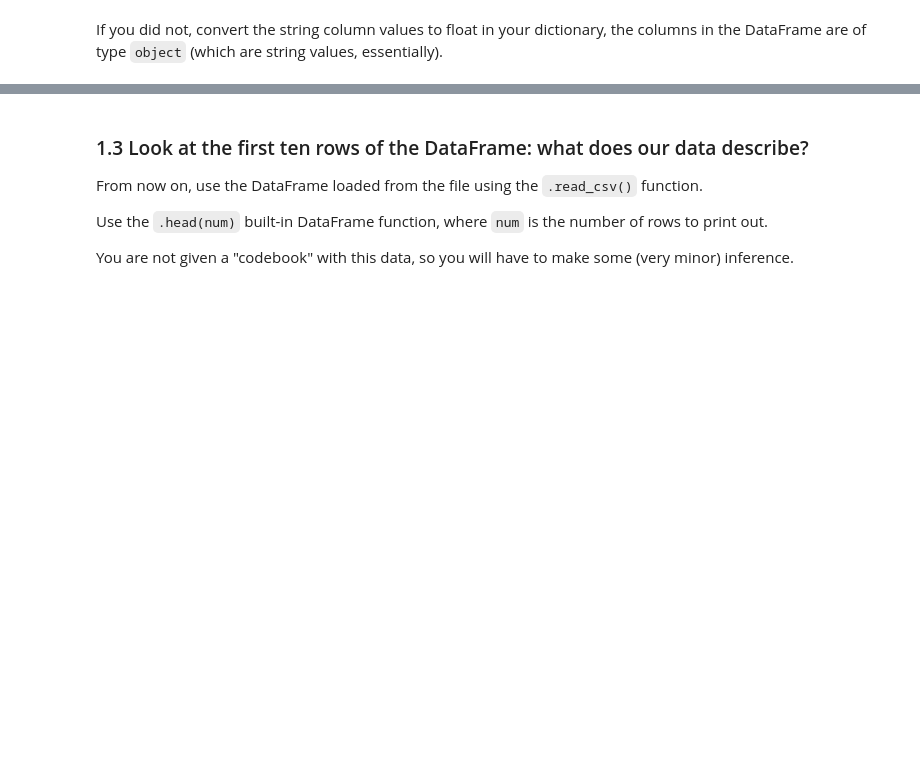
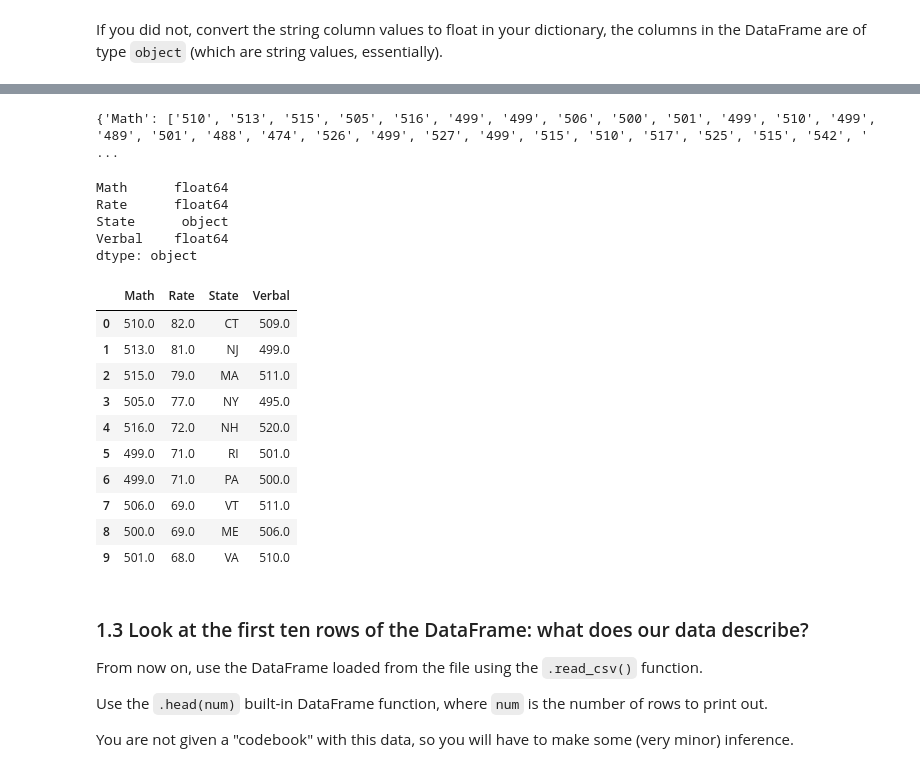
Before and after one commit to godsylla/Civic-Data-Analysis, a Jupyter notebook: project-02-v2-starter-code.ipynb, the cells around one changed output, grey strips where cells are left out. Drawn from its saved outputs; the diff is of its cells as text; code cells hidden in the pictures; blank space fills up the shorter version.

```diff
--- a/project-02-v2-starter-code.ipynb
+++ b/project-02-v2-starter-code.ipynb
@@ -266,3 +195,38 @@ memory usage: 3.8+ KB
+# %%
+print(scores_dict)
+# %% [output]
+{'Math': ['510', '513', '515', '505', '516', '499', '499', '506', '500', '501', '499', '510', '499', '489', '501', '488', '474', '526', '499', '527', '499', '515', '510', '517', '525', '515', '542', ' ...
+# %%
+scores_dict['Rate']=[float(entry) for entry in scores_dict['Rate'] if entry.isdigit()]
+# %%
+scores_dict['Verbal']=[float(entry) for entry in scores_dict['Verbal'] if entry.isdigit()]
+# %%
+scores_dict['Math']=[float(entry) for entry in scores_dict['Math'] if entry.isdigit()]
+# %%
+#pass the edited scores dictionary into a pandas DataFrame and check datatypes
+scores_dict_df = pd.DataFrame(scores_dict)
+scores_dict_df.dtypes
+# %% [output]
+Math      float64
+Rate      float64
+State      object
+Verbal    float64
+dtype: object
+# %%
+scores_dict_df.head(10)
+# columns won't print in the same order as if we were to directly pass it to a pandas DataFrame first
+# %% [output]
+|  | Math | Rate | State | Verbal |
+| 0 | 510.0 | 82.0 | CT | 509.0 |
+| 1 | 513.0 | 81.0 | NJ | 499.0 |
+| 2 | 515.0 | 79.0 | MA | 511.0 |
+| 3 | 505.0 | 77.0 | NY | 495.0 |
+| 4 | 516.0 | 72.0 | NH | 520.0 |
+| 5 | 499.0 | 71.0 | RI | 501.0 |
+| 6 | 499.0 | 71.0 | PA | 500.0 |
+| 7 | 506.0 | 69.0 | VT | 511.0 |
+| 8 | 500.0 | 69.0 | ME | 506.0 |
+| 9 | 501.0 | 68.0 | VA | 510.0 |
 # %% [markdown]
 ### 1.3 Look at the first ten rows of the DataFrame: what does our data describe?
 
```
Also changed, not shown: parts of 33 cells of this notebook.
